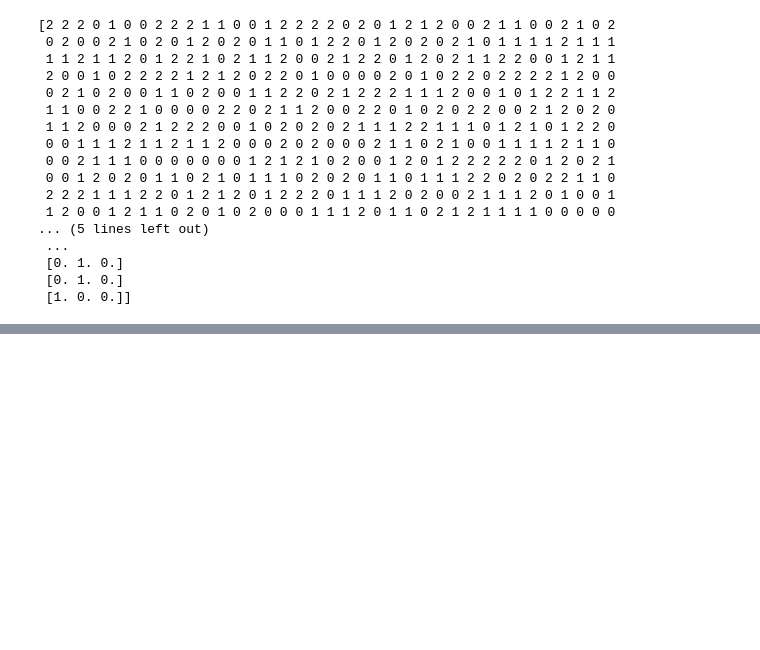
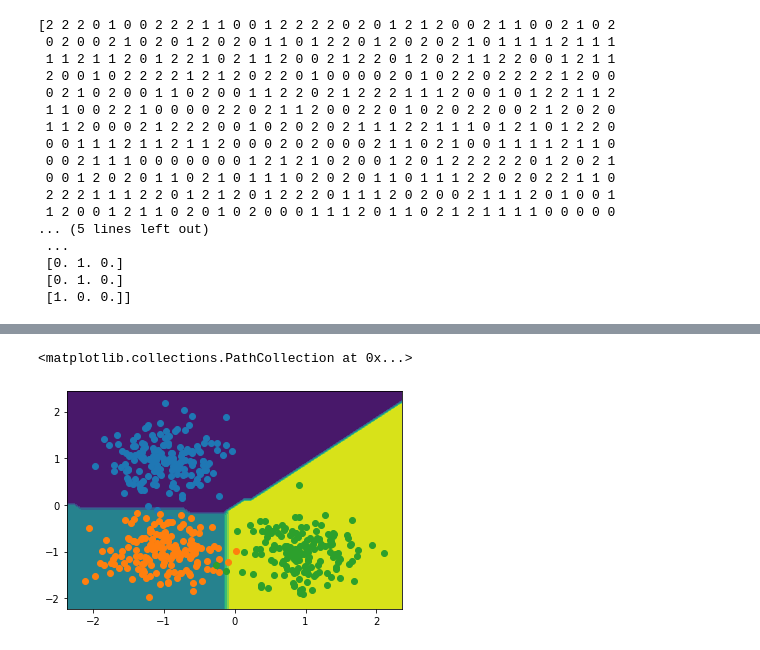
Before and after one commit to hpt1988/Applied-Deep-Learning_The-Complete-Self-Driving-Car-Course, a Jupyter notebook: multiclass_classification/multiclass_classification.ipynb, the cells around one changed output, grey strips where cells are left out. Cells and saved outputs as stored; diff of their text form; code cells hidden in the pictures; blank space fills up the shorter version.

Commit message:
training the model and plotting the boundary decision

```diff
--- a/multiclass_classification/multiclass_classification.ipynb
+++ b/multiclass_classification/multiclass_classification.ipynb
@@ -90,3 +90,17 @@ print(y_cat)
  [0. 1. 0.]
  [0. 1. 0.]
  [1. 0. 0.]]
+# %%
+# We create a simple network with one input and one output layer
+model = Sequential()
+model.add(Dense(units=3, input_shape=(2,), activation='softmax'))
+model.compile(Adam(0.1), loss='categorical_crossentropy', metrics=['accuracy'])
+# %%
+# Note that the hot encoded labels should be used
+# Number of epochs is important as we don't want to use insufficient amount,
+# which lead to underfitting of the curve, and doesn't capture underlying trend
+# of data. At the same time, too many epochs lead to overfitting.
+# It is hard to tell how many epochs we need, and highly depends on the dataset
+model.fit(x=X, y=y_cat, verbose=1, batch_size=50, epochs=100)
+
+# After running this cell, we saw that even 2 epochs was enough
@@ -92,0 +126,24 @@ print(y_cat)
+# %%
+def plot_decision_boundary(X, y_cat, model):
+    x_span = np.linspace(min(X[:, 0]) - 0.25, max(X[:, 0]) + 0.25)
+    y_span = np.linspace(min(X[:, 1]) - 0.25, max(X[:, 1]) + 0.25)
+    xx, yy = np.meshgrid(x_span, y_span)
+    xx_, yy_ = xx.ravel(), yy.ravel()
+    grid = np.c_[xx_, yy_]
+
+    # model.predict_classes() function is specifically for datasets that are
+    # multiclass like ours
+    pred_func = model.predict_classes(grid)
+    z = pred_func.reshape(xx.shape)
+
+    # plt.contourf() function plots distinct contour zones, each of these contour
+    # zones represent a disctinct data class
+    plt.contourf(xx, yy, z)
+# %%
+plot_decision_boundary(X, y_cat, model)
+plt.scatter(X[y==0, 0], X[y==0, 1])
+plt.scatter(X[y==1, 0], X[y==1, 1])
+plt.scatter(X[y==2, 0], X[y==2, 1])
+# %% [output]
+<matplotlib.collections.PathCollection at 0x...>
+[figure, added]
```
Also changed, not shown: parts of 1 cell of this notebook.
